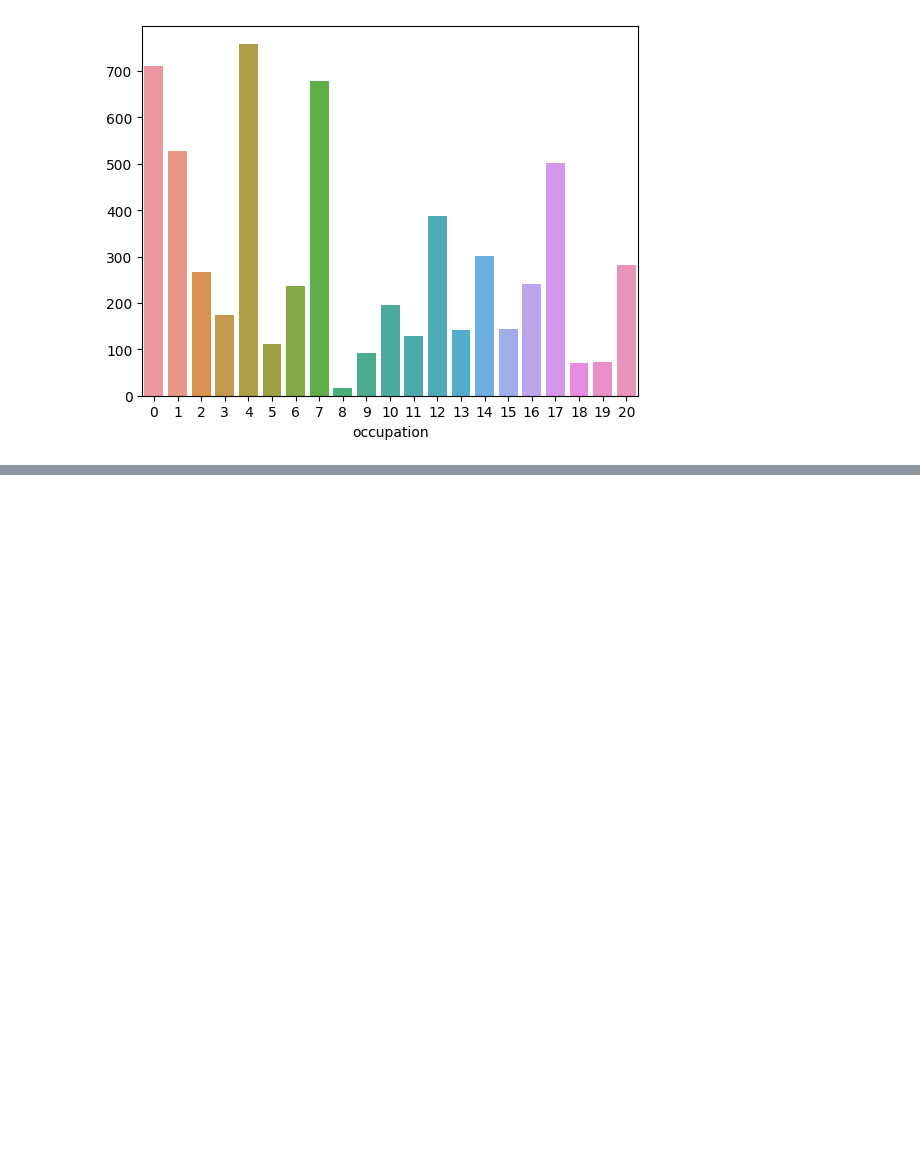
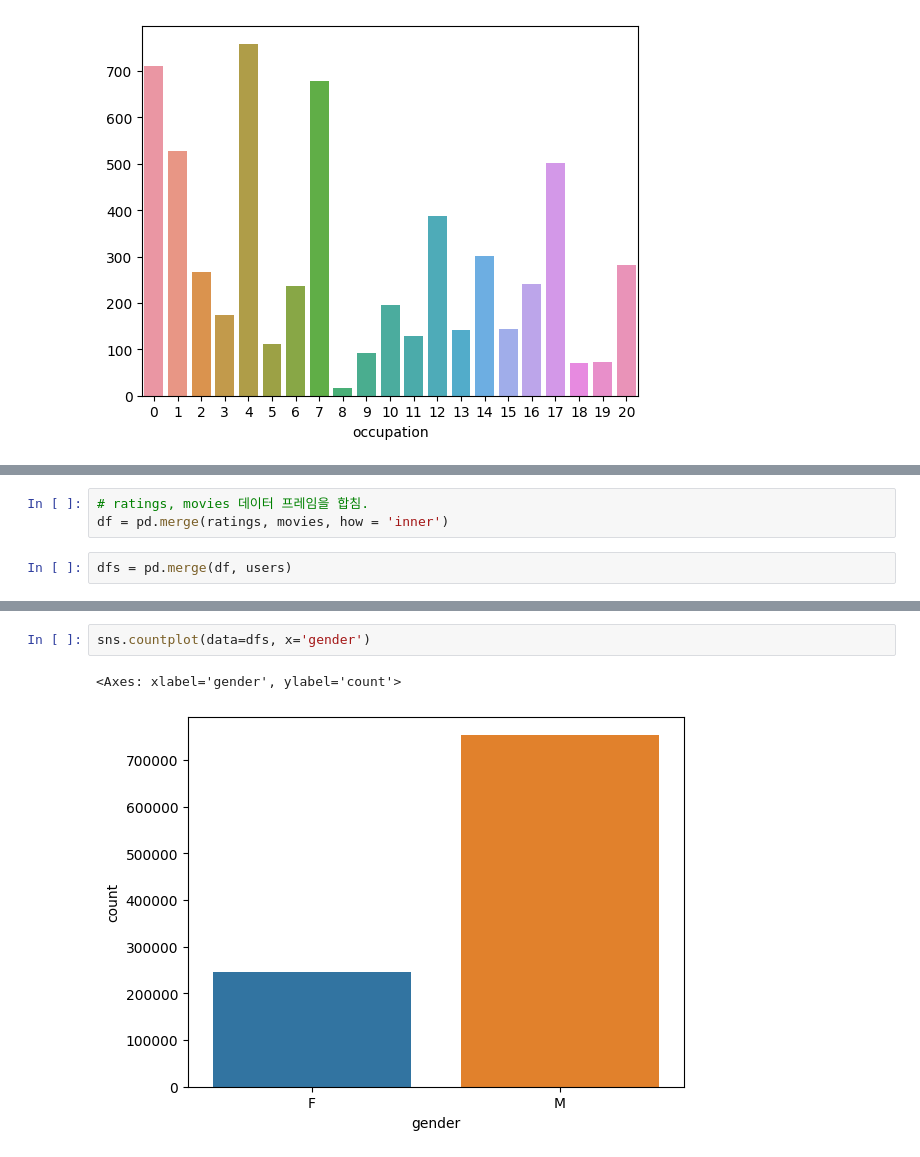
Before and after one commit to kim-dahun/python-study, a Jupyter notebook: py20_movielens.ipynb, the cells around one changed output, grey strips where cells are left out. Saved outputs shown, nothing was run; the diff lists cells and outputs as text; blank space fills up the shorter version.

```diff
--- a/py20_movielens.ipynb
+++ b/py20_movielens.ipynb
@@ -286,0 +358,5 @@ sns.barplot(x=xxx2.index, y=xxx2.values)
+# %%
+# ratings, movies 데이터 프레임을 합침.
+df = pd.merge(ratings, movies, how = 'inner')
+# %%
+dfs = pd.merge(df, users)
@@ -286,0 +386,5 @@ sns.barplot(x=xxx2.index, y=xxx2.values)
+# %%
+sns.countplot(data=dfs, x='gender')
+# %% [output]
+<Axes: xlabel='gender', ylabel='count'>
+[figure, added]
```
Also changed, not shown: parts of 19 cells of this notebook.
